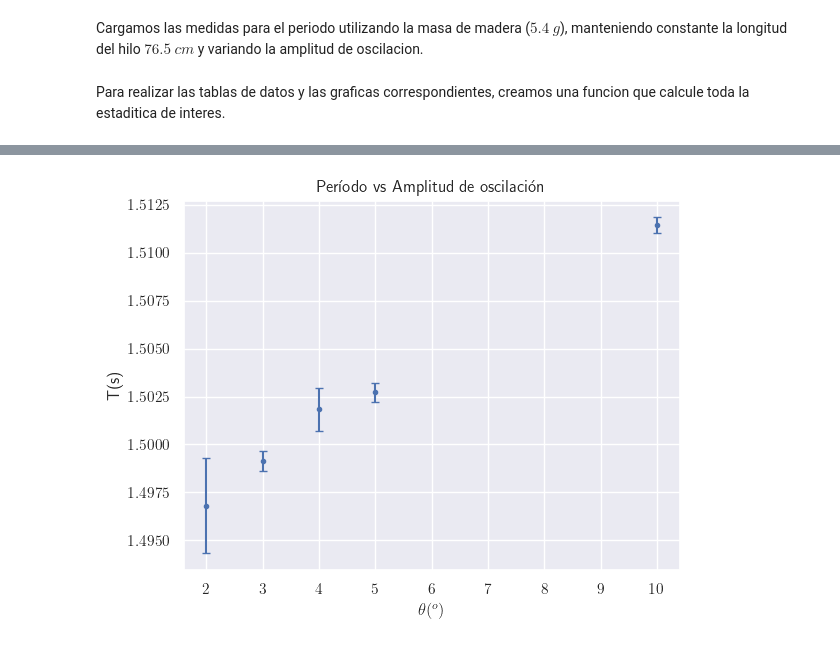
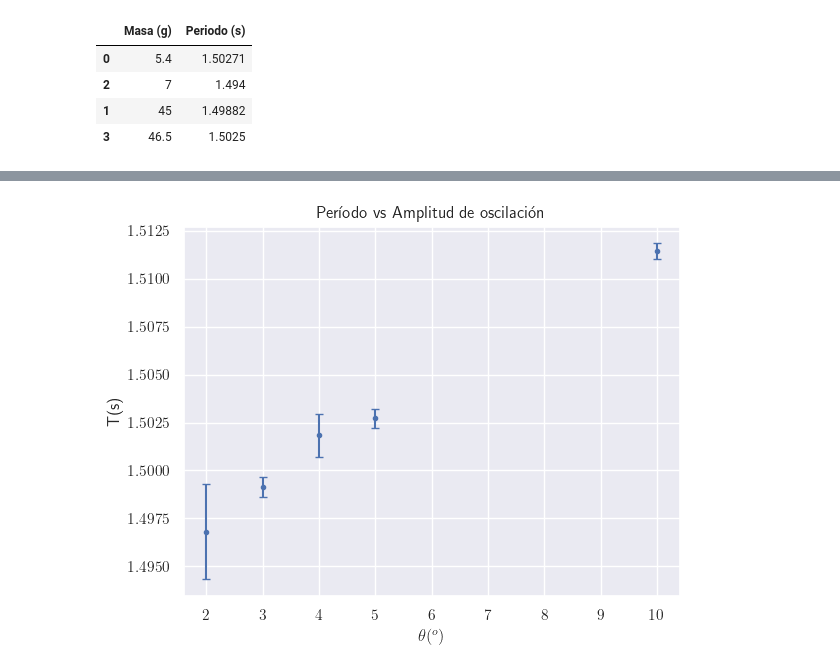
Before and after one commit to Roberth20/my_repo_unlp, a Jupyter notebook: Fisica_experimental_I/Magnitudes que influyen en el periodo de un pendulo.ipynb, the cells around one changed output, grey strips where cells are left out. Drawn from its saved outputs; the diff is of its cells as text; code cells hidden in the pictures.

```diff
--- a/Fisica_experimental_I/Magnitudes que influyen en el periodo de un pendulo.ipynb
+++ b/Fisica_experimental_I/Magnitudes que influyen en el periodo de un pendulo.ipynb
@@ -14,5 +43,3 @@ import matplotlib.pyplot as plt
 import seaborn as sns
 sns.set()
 plt.rcParams['text.usetex'] = True
-# %% [markdown]
-Cargamos las medidas para el periodo utilizando la masa de madera ($5.4\ g$), manteniendo constante la longitud del hilo $76.5\ cm$ y variando la amplitud de oscilacion.
@@ -29,3 +46 @@ degrees = [m_2, m_3, m_4, m_5, m_10]
-# %% [markdown]
-Para realizar las tablas de datos y las graficas correspondientes, creamos una funcion que calcule toda la estaditica de interes.
 # %%
@@ -53,3 +69,34 @@ def stats(arr):
     d = np.sqrt(0.0001**2 + sigma**2)
 
     return arr.mean(), S, N, sigma, d
+# %%
+# Cargamos los datos para los diferentes valores de masas
+m_5 = np.array([1.5017, 1.5022, 1.5057, 1.5036, 1.5046, 1.5015, 1.5025, 1.5010, 1.5018, 1.5025])
+m_54 = m_5
+m_45 = np.array([1.4972, 1.4963, 1.4991, 1.4975, 1.5036, 1.4986, 1.5014, 1.4964, 1.5009, 1.4972])
+m_7 = np.array([1.4998, 1.4808, 1.4930, 1.4901, 1.4943, 1.4926, 1.4994, 1.4977, 1.4957, 1.4966])
+m_465 = np.array([1.5036, 1.5029, 1.5033, 1.5020, 1.5034, 1.5030, 1.5011, 1.5010, 1.5022])
+
+# Unimos todas en un array
+masas = [m_54, m_45, m_7, m_465]
+
+# Creamos tabla de datos
+df_m = pd.DataFrame(columns = ["Variable", "Promedio", "Varianza", "N optimo", "D. std", "Incertidumbre"])
+# Definimos una variable con las masas medidos
+ms = [5.4, 45, 7, 46.5]
+# Llenamos la tabla
+for i, m in enumerate(masas):
+    df_m.loc[i, "Variable"] = ms[i]
+    df_m.loc[i, "Promedio":] = stats(m)
+
+tmp  = df_m[["Variable", "Promedio"]].copy()
+tmp.columns = ["Masa (g)", "Periodo (s)"]
+tmp.sort_values("Masa (g)")
+# Si la quieren en un excel, descomentar abajo
+#df_m.to_excel("Datos por masas.xlsx")
+# %% [output]
+|  | Masa (g) | Periodo (s) |
+| 0 | 5.4 | 1.50271 |
+| 2 | 7 | 1.494 |
+| 1 | 45 | 1.49882 |
+| 3 | 46.5 | 1.5025 |
```
Also changed, not shown: parts of 13 cells of this notebook, 7 other files.
